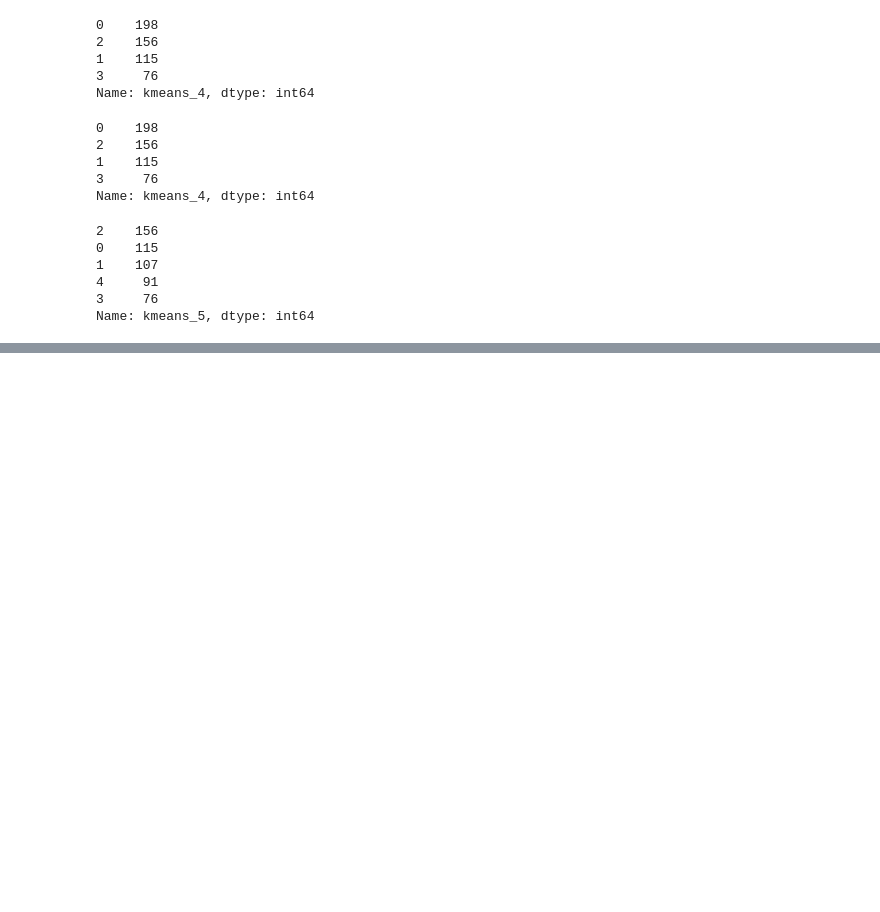
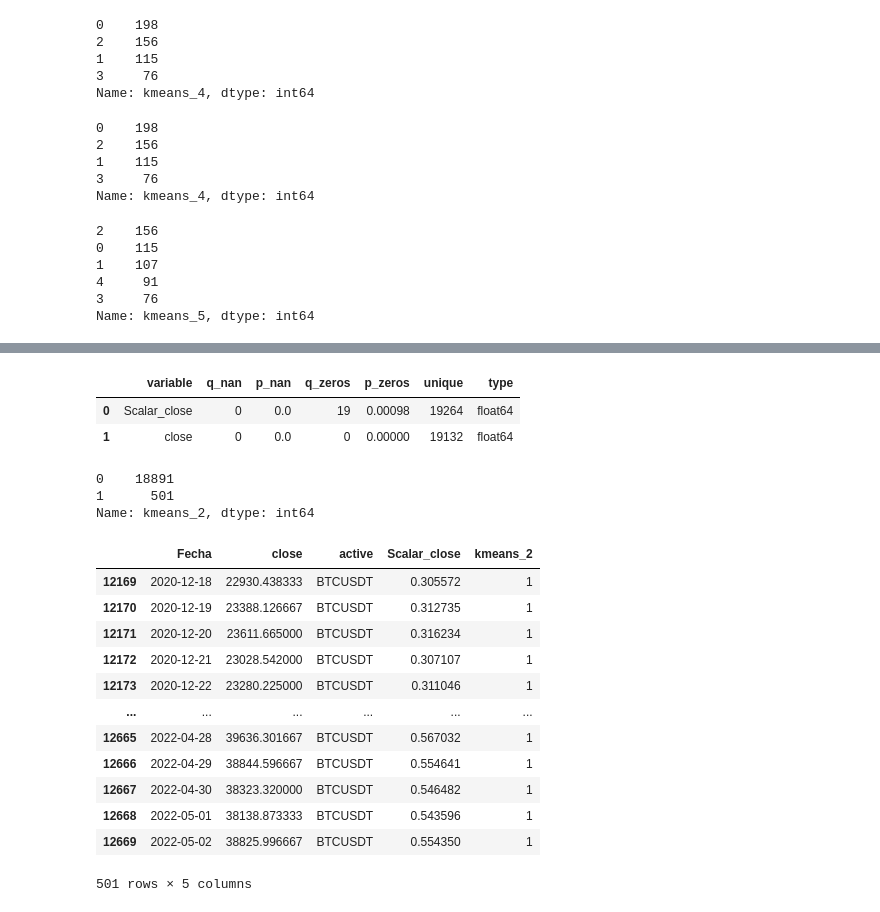
Before and after one commit to diegoflorescba/MentoriaCripto2022-Grupo2, a Jupyter notebook: 4tp_aprendizajeNoSupervisado/aprendizajeNoSupervisado_Alejandro_20220913.ipynb, the cells around one changed output, grey strips where cells are left out. Cells and saved outputs as stored; diff of their text form; code cells hidden in the pictures; blank space fills up the shorter version.

```diff
--- a/4tp_aprendizajeNoSupervisado/aprendizajeNoSupervisado_Alejandro_20220913.ipynb
+++ b/4tp_aprendizajeNoSupervisado/aprendizajeNoSupervisado_Alejandro_20220913.ipynb
@@ -385,0 +371,4 @@ Cantidad de clusters encontrados por Mean Shift : 2
+# %%
+columns_interesting = ['Scalar_close','close']
+df_kmeans_2 = df_filter_daily_scalar[columns_interesting]
+df_kmeans_2
@@ -385,0 +389,6 @@ Cantidad de clusters encontrados por Mean Shift : 2
+# %%
+status(df_kmeans_2)
+# %% [output]
+|  | variable | q_nan | p_nan | q_zeros | p_zeros | unique | type |
+| 0 | Scalar_close | 0 | 0.0 | 19 | 0.00098 | 19264 | float64 |
+| 1 | close | 0 | 0.0 | 0 | 0.00000 | 19132 | float64 |
@@ -385,0 +399,22 @@ Cantidad de clusters encontrados por Mean Shift : 2
+# %%
+df_filter_daily_scalar.kmeans_2.value_counts().sort_values(ascending=False)
+# %% [output]
+0    18891
+1      501
+Name: kmeans_2, dtype: int64
+# %%
+df_filter_daily_scalar[df_filter_daily_scalar.kmeans_2 == 1]
+# %% [output]
+|  | Fecha | close | active | Scalar_close | kmeans_2 |
+| 12169 | 2020-12-18 | 22930.438333 | BTCUSDT | 0.305572 | 1 |
+| 12170 | 2020-12-19 | 23388.126667 | BTCUSDT | 0.312735 | 1 |
+| 12171 | 2020-12-20 | 23611.665000 | BTCUSDT | 0.316234 | 1 |
+| 12172 | 2020-12-21 | 23028.542000 | BTCUSDT | 0.307107 | 1 |
+| 12173 | 2020-12-22 | 23280.225000 | BTCUSDT | 0.311046 | 1 |
+| ... | ... | ... | ... | ... | ... |
+| 12665 | 2022-04-28 | 39636.301667 | BTCUSDT | 0.567032 | 1 |
+| 12666 | 2022-04-29 | 38844.596667 | BTCUSDT | 0.554641 | 1 |
+| 12667 | 2022-04-30 | 38323.320000 | BTCUSDT | 0.546482 | 1 |
+| 12668 | 2022-05-01 | 38138.873333 | BTCUSDT | 0.543596 | 1 |
+| 12669 | 2022-05-02 | 38825.996667 | BTCUSDT | 0.554350 | 1 |
+501 rows × 5 columns
```
Also changed, not shown: parts of 16 cells of this notebook.
